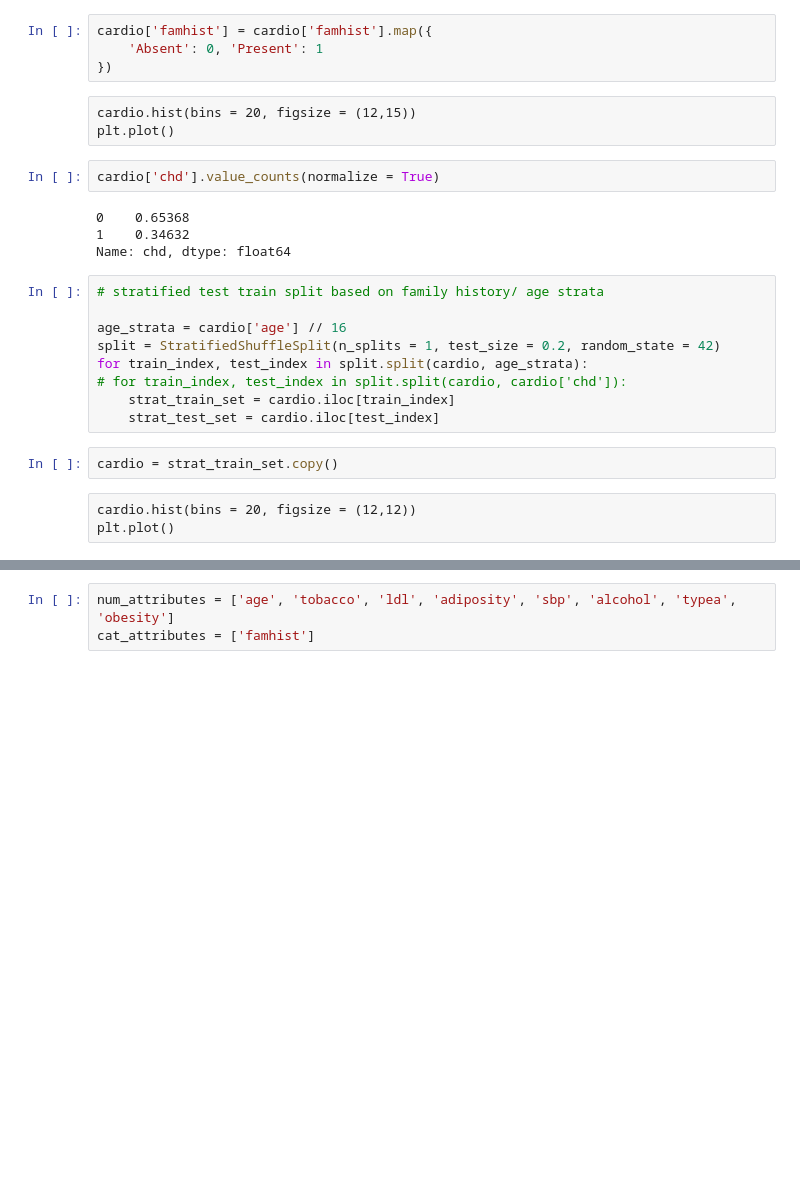
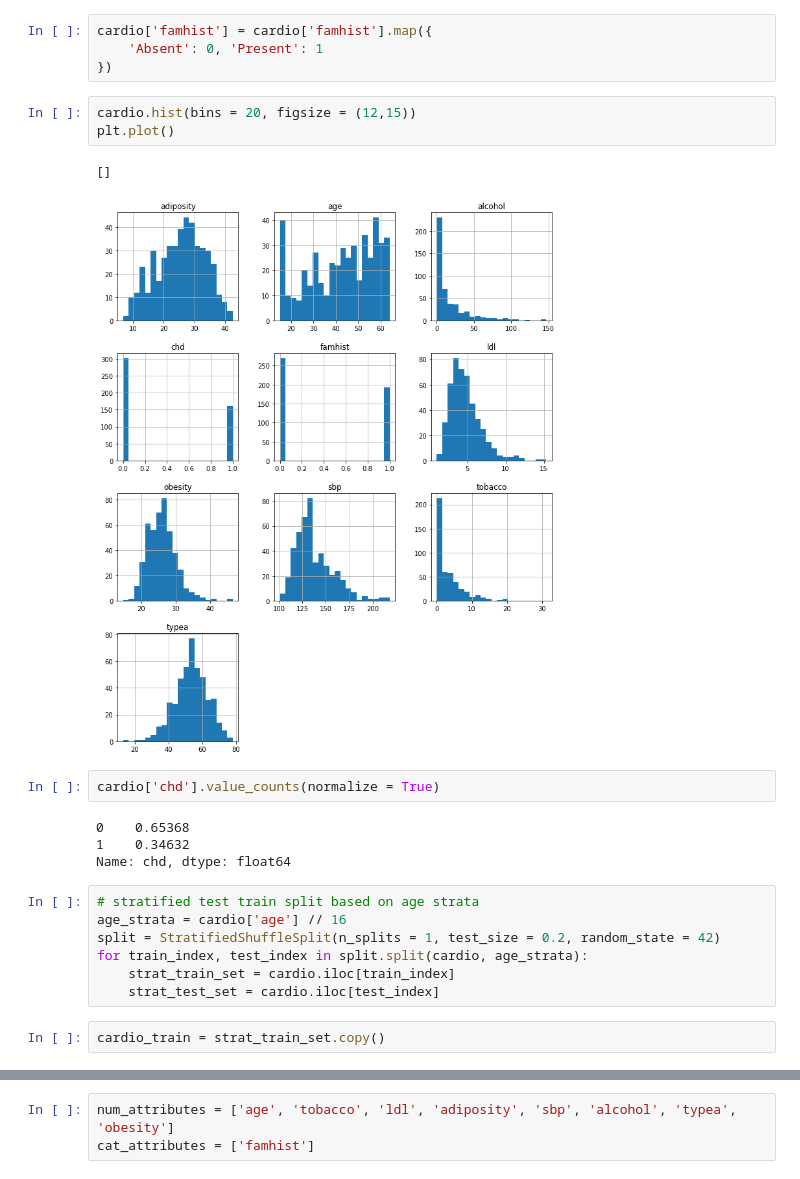
Before and after one commit to sanjeed5/cardiocare, a Jupyter notebook: model/intel_hackathon.ipynb, the cells around one changed output, grey strips where cells are left out. Saved outputs shown, nothing was run; the diff lists cells and outputs as text; blank space fills up the shorter version.

```diff
--- a/model/intel_hackathon.ipynb
+++ b/model/intel_hackathon.ipynb
@@ -29,9 +33,12 @@ cardio.drop('row.names', axis = 1, inplace = True)
 cardio['famhist'] = cardio['famhist'].map({
     'Absent': 0, 'Present': 1
 })
-# %% [raw]
-cardio.hist(bins = 20, figsize = (12,15))
-plt.plot()
+# %%
+cardio.hist(bins = 20, figsize = (12,15))
+plt.plot()
+# %% [output]
+[]
+[figure, added]
 # %%
 cardio['chd'].value_counts(normalize = True)
 # %% [output]
@@ -39,16 +46,11 @@ cardio['chd'].value_counts(normalize = True)
 1    0.34632
 Name: chd, dtype: float64
 # %%
-# stratified test train split based on family history/ age strata
-
+# stratified test train split based on age strata
 age_strata = cardio['age'] // 16
 split = StratifiedShuffleSplit(n_splits = 1, test_size = 0.2, random_state = 42)
 for train_index, test_index in split.split(cardio, age_strata):
-# for train_index, test_index in split.split(cardio, cardio['chd']):
     strat_train_set = cardio.iloc[train_index]
     strat_test_set = cardio.iloc[test_index]
 # %%
-cardio = strat_train_set.copy()
+cardio_train = strat_train_set.copy()
-# %% [raw]
-cardio.hist(bins = 20, figsize = (12,12))
-plt.plot()
```
Also changed, not shown: parts of 38 cells of this notebook, 15 other files.
